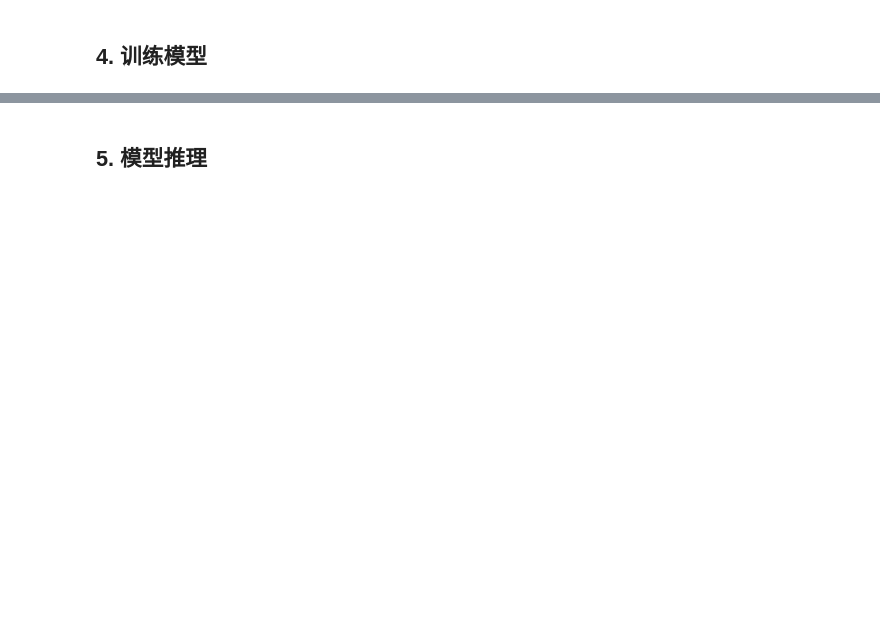
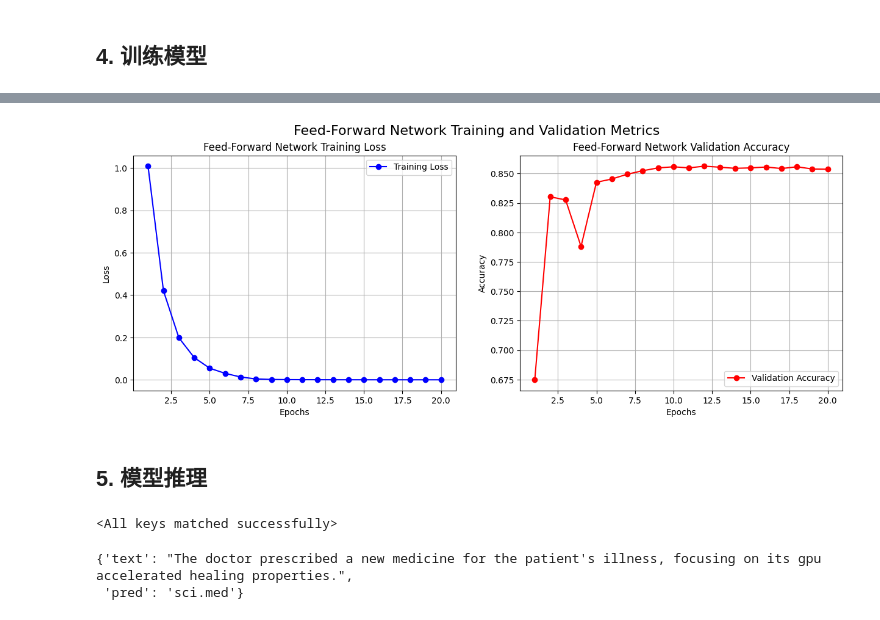
Before and after one commit to datawhalechina/base-nlp, a Jupyter notebook: code/C7/01_text_classification.ipynb, the cells around one changed output, grey strips where cells are left out. Drawn from its saved outputs; the diff is of its cells as text; code cells hidden in the pictures; blank space fills up the shorter version.

```diff
--- a/code/C7/01_text_classification.ipynb
+++ b/code/C7/01_text_classification.ipynb
@@ -166,6 +196,9 @@ class TextClassifier(nn.Module):
 
         return logits
 # %%
+import os
+import json
+
 class Trainer:
     def __init__(self, model, optimizer, criterion, train_loader, valid_loader, device, output_dir="."):
         self.model = model
@@ -177,6 +210,8 @@ class Trainer:
         self.best_accuracy = 0.0
         self.output_dir = output_dir
         os.makedirs(self.output_dir, exist_ok=True)
+        self.train_losses = []
+        self.val_accuracies = []
 
     def _run_epoch(self, epoch):
         self.model.train()
@@ -221,9 +256,14 @@ class Trainer:
             print(f"新最佳模型已保存! Epoch: {epoch+1}, 验证集准确率: {val_accuracy:.4f}")
 
     def train(self, epochs, tokenizer, label_map):
+        self.train_losses = []
+        self.val_accuracies = []
         for epoch in range(epochs):
             avg_loss = self._run_epoch(epoch)
             val_accuracy = self._evaluate(epoch)
+
+            self.train_losses.append(avg_loss)
+            self.val_accuracies.append(val_accuracy)
 
             print(f"Epoch {epoch+1}/{epochs} | 训练损失: {avg_loss:.4f} | 验证集准确率: {val_accuracy:.4f}")
 
@@ -238,6 +278,7 @@ class Trainer:
         with open(labels_path, 'w', encoding='utf-8') as f:
            json.dump(label_map, f, ensure_ascii=False, indent=4)
         print(f"词典 ({vocab_path}) 和标签映射 ({labels_path}) 已保存。")
+        return self.train_losses, self.val_accuracies
 # %%
 class Predictor:
     def __init__(self, model, tokenizer, label_map, device, max_len=128):
@@ -291,7 +320,7 @@ hparams = {
     "embed_dim": 128,
     "hidden_dim": 256,
     "num_classes": len(train_dataset_raw.target_names),
-    "epochs": 10,
+    "epochs": 20,
     "learning_rate": 0.001,
     "device": "cuda" if torch.cuda.is_available() else "cpu",
     "output_dir": "output"
@@ -322,4 +360,4 @@ trainer = Trainer(
 
 label_map = {name: i for i, name in enumerate(train_dataset_raw.target_names)}
 
-trainer.train(epochs=hparams["epochs"], tokenizer=tokenizer, label_map=label_map)
+train_losses, val_accuracies = trainer.train(epochs=hparams["epochs"], tokenizer=tokenizer, label_map=label_map)
@@ -326,3 +387,31 @@ trainer.train(epochs=hparams["epochs"], tokenizer=tokenizer, label_map=label_map
+# %%
+def plot_history(train_losses, val_accuracies, title_prefix=""):
+    epochs = range(1, len(train_losses) + 1)
+
+    fig, (ax1, ax2) = plt.subplots(1, 2, figsize=(15, 5))
+
+    # Plot Training Loss
+    ax1.plot(epochs, train_losses, 'bo-', label='Training Loss')
+    ax1.set_title(f'{title_prefix} Training Loss')
+    ax1.set_xlabel('Epochs')
+    ax1.set_ylabel('Loss')
+    ax1.grid(True)
+    ax1.legend()
+
+    # Plot Validation Accuracy
+    ax2.plot(epochs, val_accuracies, 'ro-', label='Validation Accuracy')
+    ax2.set_title(f'{title_prefix} Validation Accuracy')
+    ax2.set_xlabel('Epochs')
+    ax2.set_ylabel('Accuracy')
+    ax2.grid(True)
+    ax2.legend()
+
+    plt.suptitle(f'{title_prefix} Training and Validation Metrics', fontsize=16)
+    plt.show()
+
+plot_history(train_losses, val_accuracies, title_prefix="Feed-Forward Network")
+# %% [output]
+[figure, added]
 # %% [markdown]
 ## 5. 模型推理
 # %%
@@ -346,6 +435,8 @@ inference_model = TextClassifier(
 
 model_path = os.path.join(hparams["output_dir"], "best_model.pth")
 inference_model.load_state_dict(torch.load(model_path, map_location=hparams["device"]))
+# %% [output]
+<All keys matched successfully>
 # %%
 predictor = Predictor(
     inference_model,
@@ -359,3 +450,6 @@ new_text = "The doctor prescribed a new medicine for the patient's illness, focu
 predicted_class = predictor.predict(new_text)
 
 {"text": new_text, "pred": predicted_class}
+# %% [output]
+{'text': "The doctor prescribed a new medicine for the patient's illness, focusing on its gpu accelerated healing properties.",
+ 'pred': 'sci.med'}
```
Also changed, not shown: parts of 13 cells of this notebook, 8 other files.
